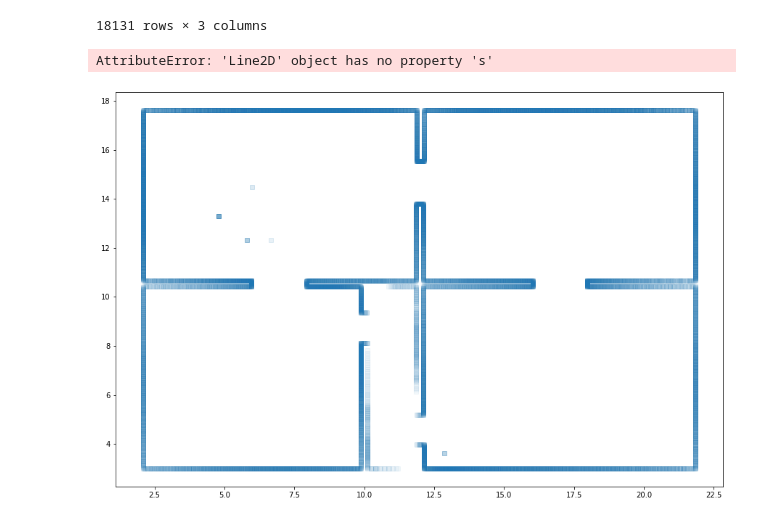
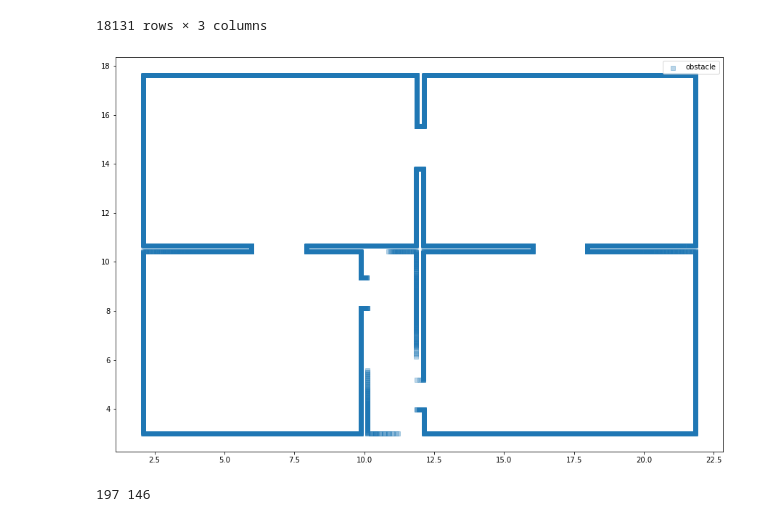
Before and after one commit to EricBizet/drone-flight-pathfinding, a Jupyter notebook: playground.ipynb, the cells around one changed output. Cells and saved outputs as stored; diff of their text form; code cells hidden in the pictures.

Commit message:
Compute binary map of obstacles, clean up outliers

```diff
--- a/playground.ipynb
+++ b/playground.ipynb
@@ -100,18 +100,40 @@ obstacle_data
 18131 rows × 3 columns
 # %%
 obstacle_data_coords = obstacle_data.join(other=scan_coords, on="Scan")
+# %%
+#Filter out outliers, distance < 10cm to the sensor does not make sense
+
+obstacle_data_coords = obstacle_data_coords[obstacle_data_coords["Distance"]> 100]
 # %%
 obstacle_data_coords['X'] = obstacle_data_coords['X'] + ((obstacle_data_coords['Distance'] / 1000) * np.cos(np.radians(obstacle_data_coords['Angle'])))
 obstacle_data_coords['Y'] = obstacle_data_coords['Y'] - ((obstacle_data_coords['Distance'] / 1000) * np.sin(np.radians(obstacle_data_coords['Angle'])))
 # %%
 fig = plt.figure(figsize=(15, 10))
 ax1 = fig.add_subplot(111)
 
-ax1.scatter(obstacle_data_coords['X'], obstacle_data_coords['Y'], marker="s", label='obstacle', alpha=0.05)
-ax1.plot(scan_coords['X'], scan_coords['Y'], marker="o", label='path', color="orange", s="ok-")
+ax1.scatter(obstacle_data_coords['X'][obstacle_data_coords['Scan'] > 0], obstacle_data_coords['Y'][obstacle_data_coords['Scan'] > 0], marker="s", label='obstacle', alpha=0.3)
+#ax1.plot(scan_coords['X'], scan_coords['Y'], "ok-", label='path', color="orange")
 
-
+ax1.legend()
 plt.show()
 # %% [output]
-AttributeError: 'Line2D' object has no property 's'
-[figure, old version]
+[figure, new version]
+# %%
+grid_coords = obstacle_data_coords[["X", "Y"]].copy()
+
+division_size = 0.1 # 10cm by 10cm subdivisions
+
+X_res = int((grid_coords["X"].max() - grid_coords["X"].min()) / division_size)
+Y_res = int((grid_coords["Y"].max() - grid_coords["Y"].min()) / division_size)
+
+X_bin = np.linspace(grid_coords["X"].min(), grid_coords["X"].max(), X_res)
+Y_bin = np.linspace(grid_coords["Y"].min(), grid_coords["Y"].max(), Y_res)
+
+x_quantized_coords = np.digitize(grid_coords["X"], bins=X_bin)
+y_quantized_coords = np.digitize(grid_coords["Y"], bins=Y_bin)
+
+grid_obstacles_coords = np.c_[x_quantized_coords, y_quantized_coords]
+grid_obstacles_coords = grid_obstacles_coords - 1
+print(X_res,Y_res)
+# %% [output]
+197 146
```
Also changed, not shown: parts of 3 cells of this notebook.
